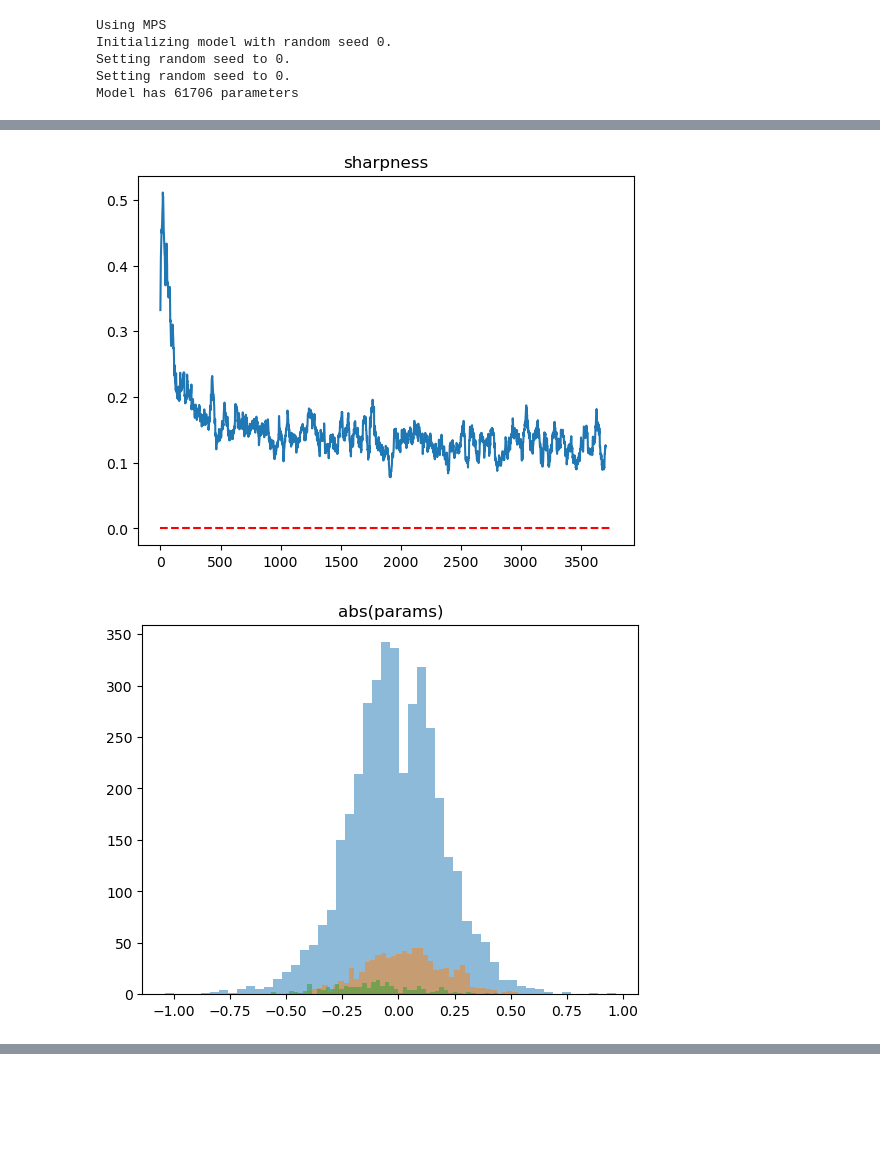
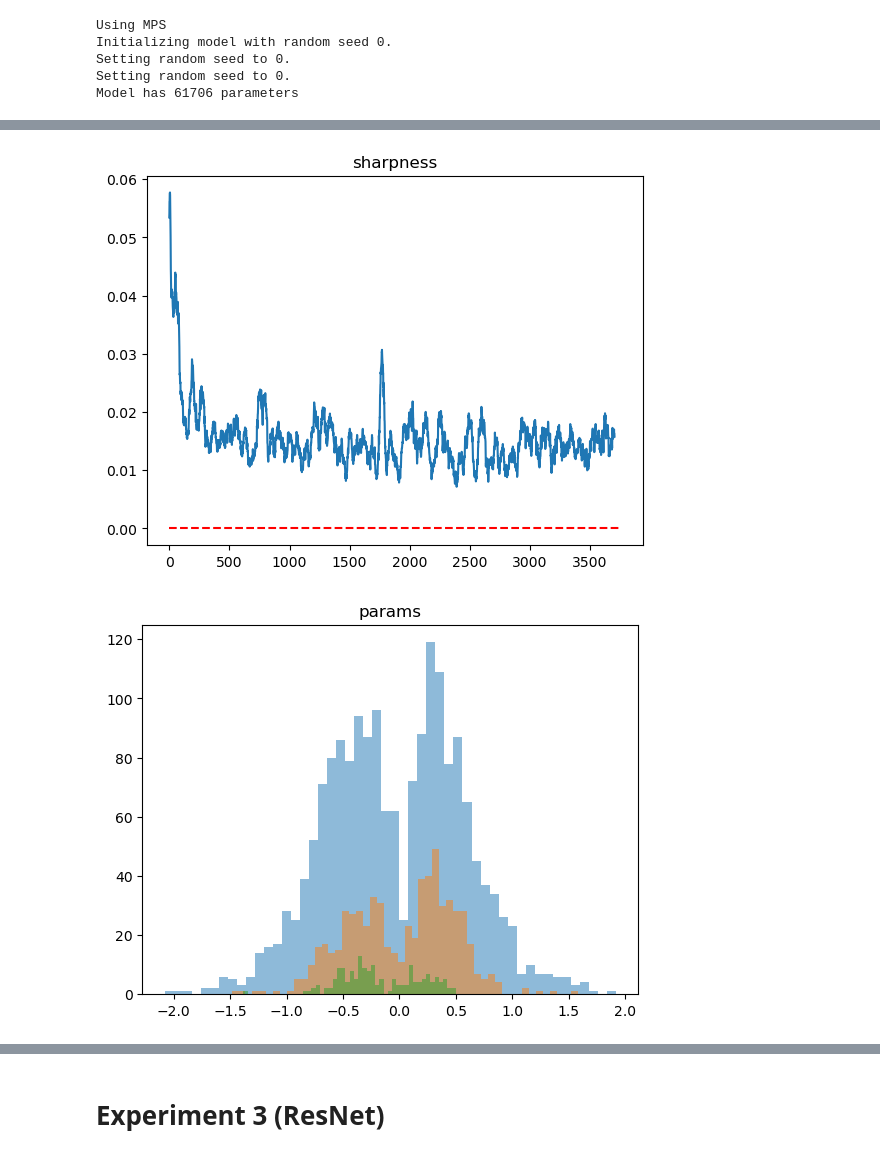
Before and after one commit to zeligism/Ssam, a Jupyter notebook: ssam.ipynb, the cells around one changed output, grey strips where cells are left out. Cells and saved outputs as stored; diff of their text form; code cells hidden in the pictures; blank space fills up the shorter version.

```diff
--- a/ssam.ipynb
+++ b/ssam.ipynb
@@ -414,7 +414,11 @@ class DecoupledDecay(torch.optim.Optimizer):
         for group in self.param_groups:
             for p in group['params']:
                 if self.decay[p] is not None:
-                    p.sub_(self.decay[p], alpha=group['lr'] * self.decay_rate)
+                    # XXX: decay proportional to sqrt(v) + 0.1?
+                    eps = 1e-1
+                    bias_correction2 = 1 - group["betas"][1] ** self.state[p]["step"]
+                    vsqrt = self.state[p]["exp_avg_sq"].div(bias_correction2).sqrt().add(eps)
+                    p.sub_(self.decay[p] * vsqrt, alpha=group['lr'] * self.decay_rate)
                     self.decay[p] = None
 
     @torch.no_grad()
@@ -557,7 +561,7 @@ class SAMBase(torch.optim.Optimizer):
         return gradnorm
 
     @torch.no_grad()
-    def _find_approx_constrained_max(self, eps=1e-2):
+    def _find_approx_constrained_max(self, eps=1e-8):
         if self.scaled_max == "gradnorm":
             grad_norm = self._grad_norm()
 
@@ -577,7 +581,7 @@ class SAMBase(torch.optim.Optimizer):
                 elif self.scaled_max == "adam" and "exp_avg_sq" in self.state[p]:
                     bias_correction1 = 1 - group["betas"][0] ** self.state[p]["step"]
                     bias_correction2 = 1 - group["betas"][1] ** self.state[p]["step"]
-                    denom = self.state[p]["exp_avg_sq"].div(bias_correction2).sqrt().add(eps)
+                    denom = self.state[p]["exp_avg_sq"].div(bias_correction2).sqrt().add(0.1)
                     # g = self.state[p]["exp_avg"].div(bias_correction1)
                     g = p.grad
                 elif self.scaled_max == "gradnorm":
@@ -611,7 +615,7 @@ class SAMBase(torch.optim.Optimizer):
 
         loss = closure()
         self._find_approx_constrained_max()
-        # XXX
+        # XXX: decay after max step?
         if isinstance(self, DecoupledDecay):
             self._store_decay()
         loss_max = closure()  # get grad at approx max of inner problem (|e|| <= rho)
@@ -919,14 +925,18 @@ for epoch in range(1, args.epochs + 1):
 # %%
-rho = 2.0  # relative to lr
-decay_rate = 0.05  # relative to lr
-prune_threshold = 0.1  # relative to exp_avg_sq
+args.experiment = "lenet"
+args.lr = 1e-2
+
+rho = 0.1  # relative to lr
+decay_rate = 0.1  # relative to lr
+prune_threshold = 2**-8
 decay_type = "l1"
-decay_threshold = 1. * prune_threshold  # XXX
+
 optim_args = dict(lr=args.lr, rho=rho, scaled_max="adam", sam_ord=2, #amsgrad=True,
-                  decay_type=decay_type, decay_rate=decay_rate,
-                  decay_threshold=decay_threshold, prune_threshold=prune_threshold)
+                  decay_type=decay_type, decay_rate=decay_rate, prune_threshold=prune_threshold)
 
 model, optimizer, loss_fn, train_loader, test_loader, device = init_experiment(args, Optimizer=SADAM, **optim_args)
+model_state_dict0 = deepcopy(model.state_dict())
+optimizer_state_dict0 = deepcopy(optimizer.state_dict())
 # %% [output]
 Using MPS
 Initializing model with random seed 0.
@@ -1002,7 +1010,7 @@ def plot_stats(optimizer, data=None, num_dims=2):
             if len(p.shape) == num_dims:
                 p1 = p.cpu()
                 plt.hist(p1[p1.abs() > 1e-3], bins=50, alpha=0.5)
-    plt.title("abs(params)")
+    plt.title("params")
 
     plt.figure()
     for group in optimizer.param_groups:
@@ -1010,7 +1018,7 @@ def plot_stats(optimizer, data=None, num_dims=2):
             if len(p.shape) == num_dims:
                 g1 = optimizer.state[p]["exp_avg"].cpu()
                 plt.hist(g1[g1.abs() > 1e-4], bins=50, alpha=0.5)
-    plt.title("log |exp_avg|")
+    plt.title("exp_avg")
 
     plt.figure()
     for group in optimizer.param_groups:
@@ -1018,7 +1026,7 @@ def plot_stats(optimizer, data=None, num_dims=2):
             if len(p.shape) == num_dims:
                 g2 = optimizer.state[p]["exp_avg_sq"].sqrt().cpu().abs()
                 plt.hist(g2[g2 > 0].log10(), bins=50, alpha=0.5)
-    plt.title("log |exp_avg_sq|")
+    plt.title("log(exp_avg_sq)")
 
     plt.figure()
     for group in optimizer.param_groups:
@@ -1043,2 +1051,2 @@ plot_stats(optimizer, data)
-[figure, old version]
+[figure, new version]
-[figure, old version]
+[figure, new version]
@@ -1048,0 +1057,2 @@ plot_stats(optimizer, data)
+# %% [markdown]
+# Experiment 3 (ResNet)
```
Also changed, not shown: parts of 22 cells of this notebook.
